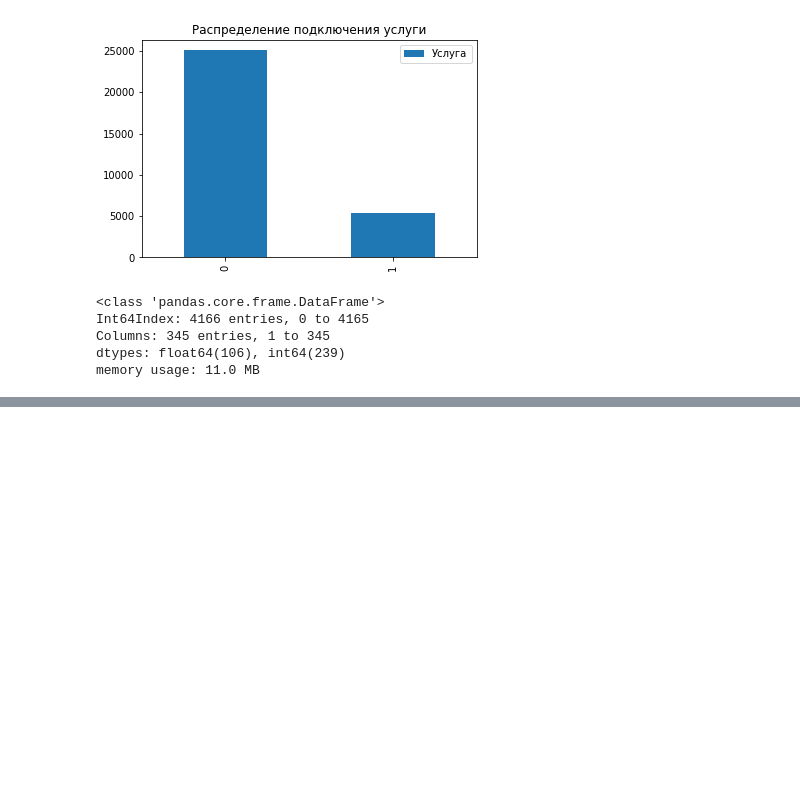
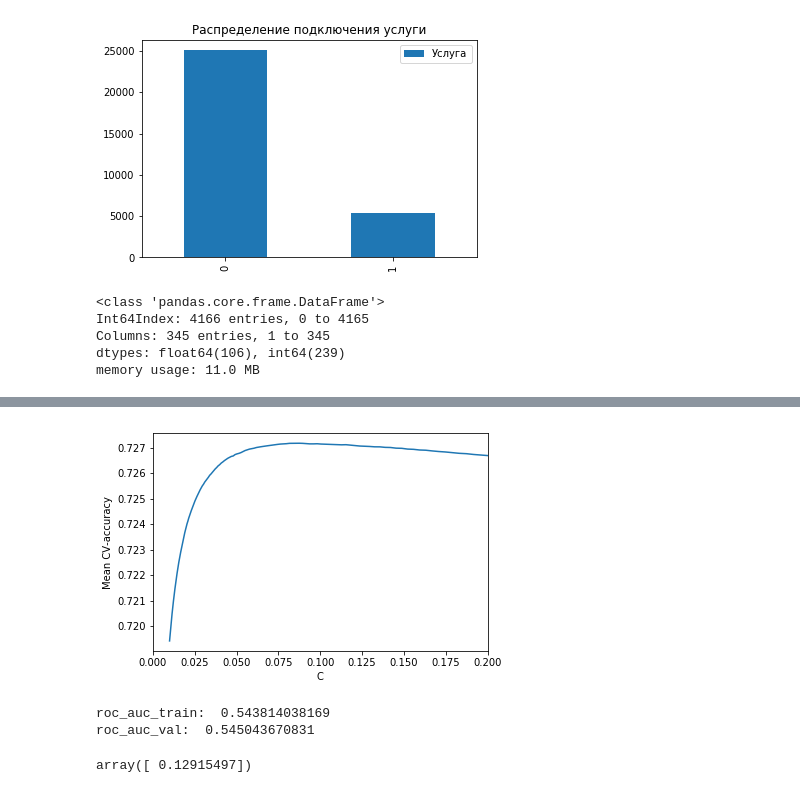
Before and after one commit to kanashov/Modulbank-AI-Hack-MSK, a Jupyter notebook: 1 Begin.ipynb, the cells around one changed output, grey strips where cells are left out. Drawn from its saved outputs; the diff is of its cells as text; code cells hidden in the pictures; blank space fills up the shorter version.

```diff
--- a/1 Begin.ipynb
+++ b/1 Begin.ipynb
@@ -72,0 +367,17 @@ memory usage: 11.0 MB
+# %%
+plt.plot(C, np.mean(logit_grid.scores_[1], axis=0))
+plt.xlabel('C')
+plt.ylabel('Mean CV-accuracy');
+plt.xlim((0,0.2));
+# %% [output]
+[figure, added]
+# %%
+print('roc_auc_train: ', roc_auc_score(y_train, logit_grid.predict(X_train)))
+print('roc_auc_val: ', roc_auc_score(y_val, logit_grid.predict(X_val)))
+# %% [output]
+roc_auc_train:  0.543814038169
+roc_auc_val:  0.545043670831
+# %%
+logit_grid.C_
+# %% [output]
+array([ 0.12915497])
```
Also changed, not shown: parts of 55 cells of this notebook.
